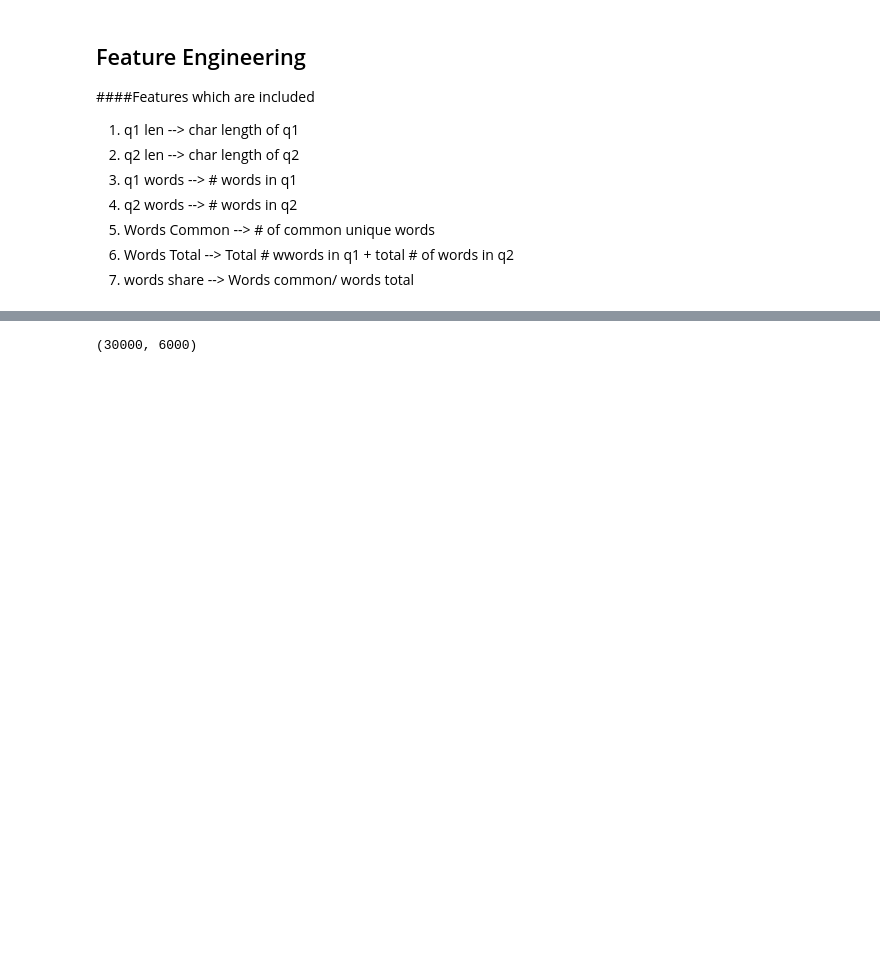
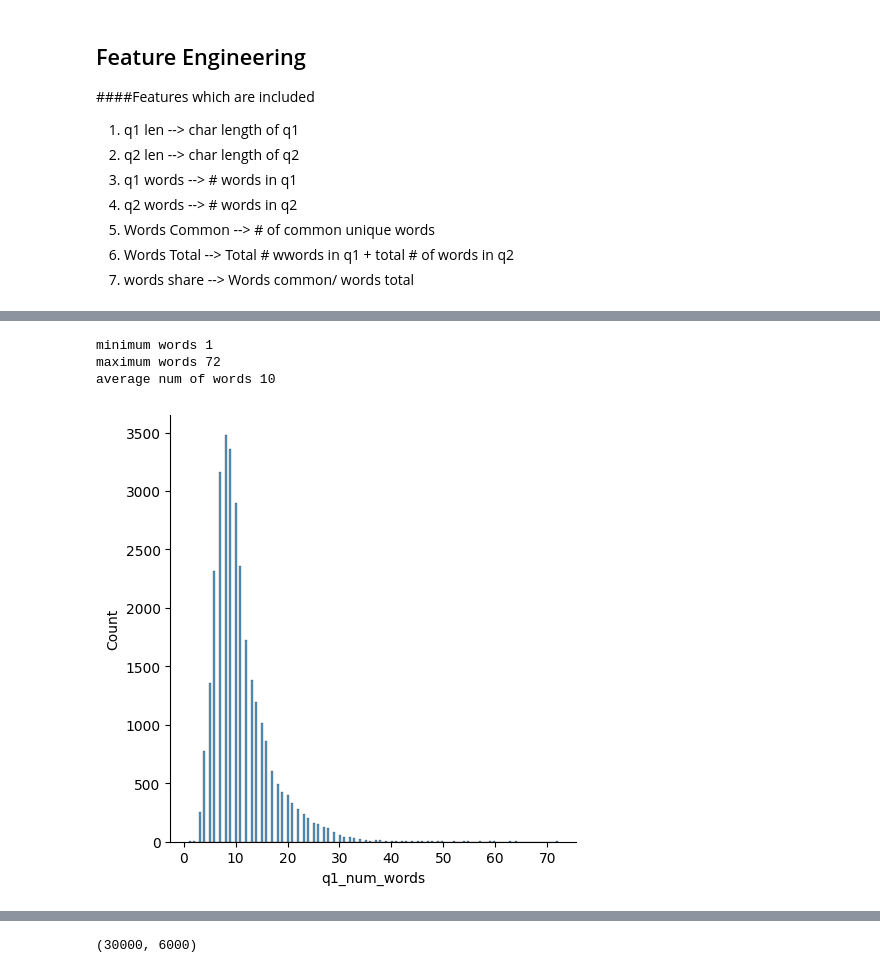
Before and after one commit to divya-tiwari-13/quora-question-pairs, a Jupyter notebook: bow_with_basic_features.ipynb, the cells around one changed output, grey strips where cells are left out. Cells and saved outputs as stored; diff of their text form; code cells hidden in the pictures; blank space fills up the shorter version.

```diff
--- a/bow_with_basic_features.ipynb
+++ b/bow_with_basic_features.ipynb
@@ -173,0 +196,10 @@ df.head()
+# %%
+sns.displot(df['q1_num_words'])
+print('minimum words',df['q1_num_words'].min())
+print('maximum words',df['q1_num_words'].max())
+print('average num of words',int(df['q1_num_words'].mean()))
+# %% [output]
+minimum words 1
+maximum words 72
+average num of words 10
+[figure, added]
```
Also changed, not shown: parts of 14 cells of this notebook.
